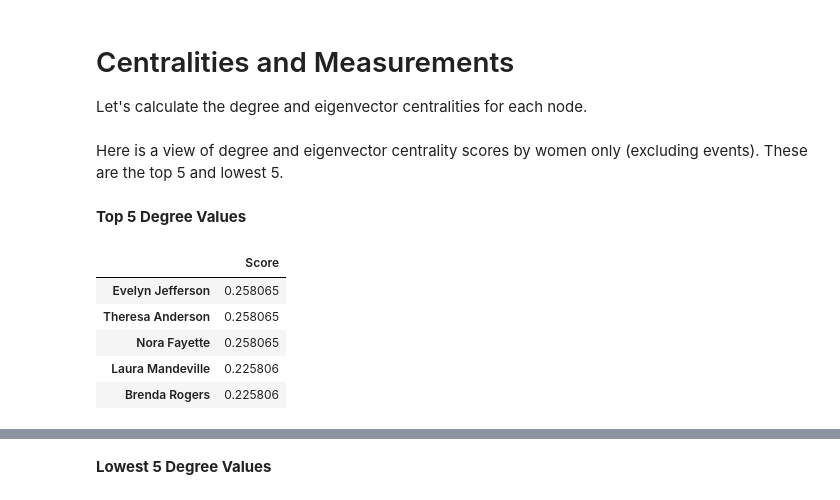
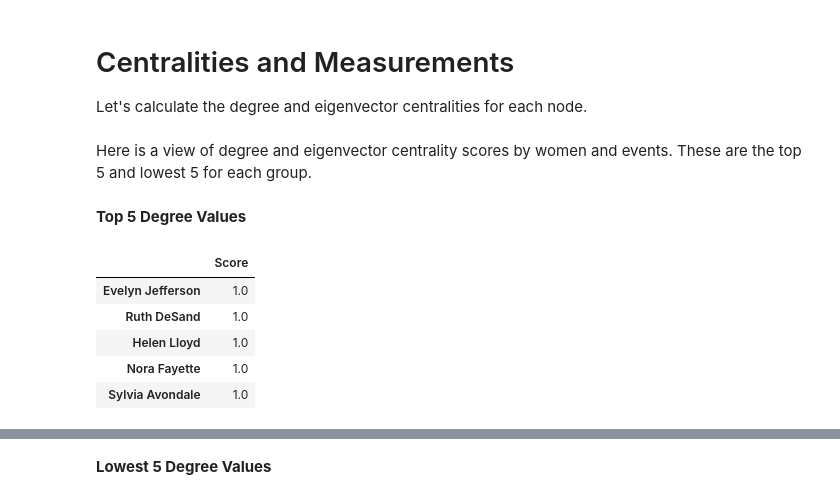
Before and after one commit to logicalschema/data620, a Jupyter notebook: Week6/Sung_Lee_Week_6_Assignment.ipynb, the cells around one changed output, grey strips where cells are left out. Saved outputs shown, nothing was run; the diff lists cells and outputs as text; code cells hidden in the pictures.

```diff
--- a/Week6/Sung_Lee_Week_6_Assignment.ipynb
+++ b/Week6/Sung_Lee_Week_6_Assignment.ipynb
@@ -130,23 +135,27 @@ nx.draw(G,pos,width=.5,alpha=0.5, with_labels=True)
 
 Let's calculate the degree and eigenvector centralities for each node.
 # %%
-deg_centralities = nx.degree_centrality(G)
-eig_centralities = nx.eigenvector_centrality(G)
+W_deg_centralities = nx.degree_centrality(W)
+W_eig_centralities = nx.eigenvector_centrality(W)
+E_deg_centralities = nx.degree_centrality(E)
+E_eig_centralities = nx.eigenvector_centrality(E)
 
-degrees = pd.DataFrame.from_dict(deg_centralities, orient='index', columns=['Score'])
-eig = pd.DataFrame.from_dict(eig_centralities, orient='index', columns=['Score'])
+W_degrees = pd.DataFrame.from_dict(W_deg_centralities, orient='index', columns=['Score'])
+W_eig = pd.DataFrame.from_dict(W_eig_centralities, orient='index', columns=['Score'])
+E_degrees = pd.DataFrame.from_dict(E_deg_centralities, orient='index', columns=['Score'])
+E_eig = pd.DataFrame.from_dict(E_eig_centralities, orient='index', columns=['Score'])
 # %% [markdown]
-Here is a view of degree and eigenvector centrality scores by women only (excluding events). These are the top 5 and lowest 5.
+Here is a view of degree and eigenvector centrality scores by women and events. These are the top 5 and lowest 5 for each group.
 # %% [markdown]
 **Top 5 Degree Values**
 # %%
-womenNodeDegrees = degrees[degrees.index.isin(women)]
+womenNodeDegrees = W_degrees[W_degrees.index.isin(women)]
 womenNodeDegrees = womenNodeDegrees.sort_values(by='Score', ascending=False)
 womenNodeDegrees.head(5)
 # %% [output]
 |  | Score |
-| Evelyn Jefferson | 0.258065 |
-| Theresa Anderson | 0.258065 |
-| Nora Fayette | 0.258065 |
-| Laura Mandeville | 0.225806 |
-| Brenda Rogers | 0.225806 |
+| Evelyn Jefferson | 1.0 |
+| Ruth DeSand | 1.0 |
+| Helen Lloyd | 1.0 |
+| Nora Fayette | 1.0 |
+| Sylvia Avondale | 1.0 |
```
Also changed, not shown: parts of 11 cells of this notebook.
